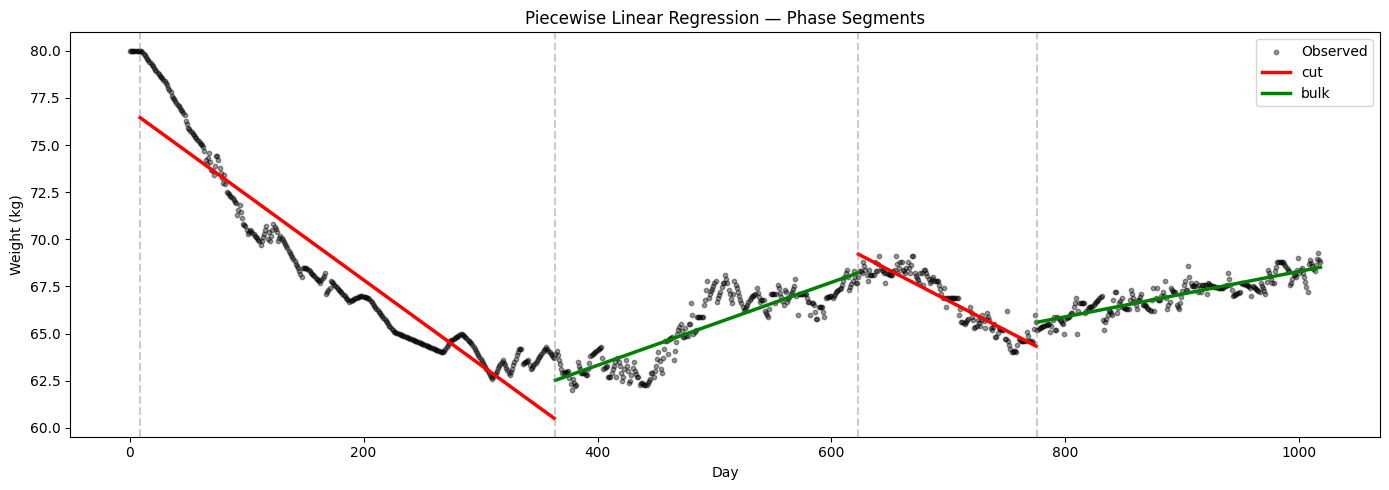
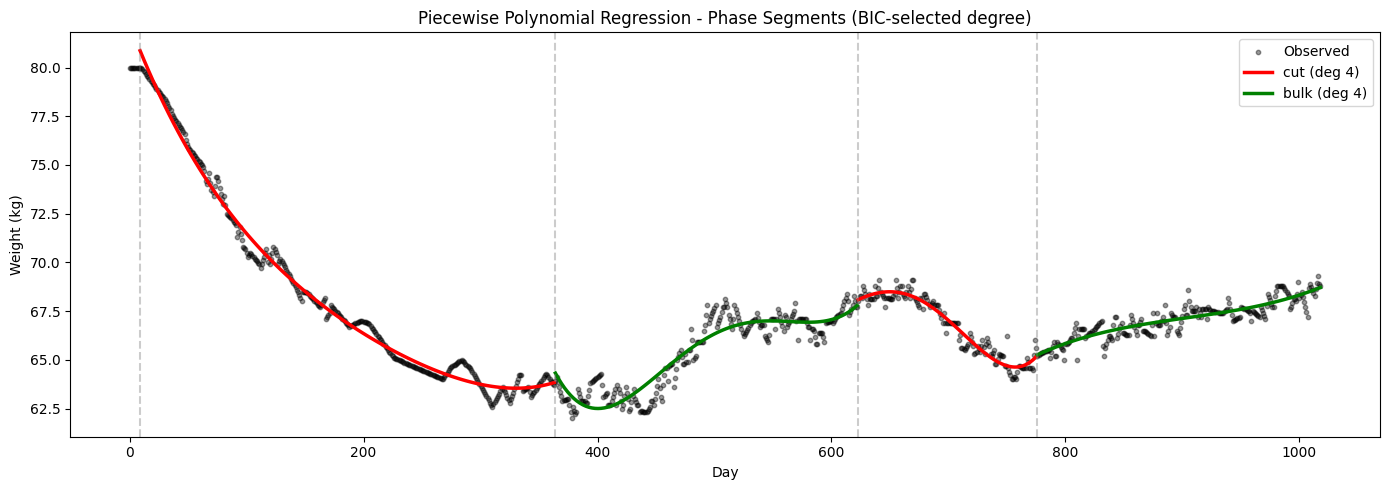
Unified diff of the notebook cell whose output changed from the first chart to the second:
--- before
+++ after
@@ -1,7 +1,35 @@
-def piecewise(df):
-    days = df["day"].values.astype(int)
+def best_degree_for_segment(seg_days, seg_weight, max_degree=4):
+    """BIC-based polynomial degree selection, scoped to a single segment."""
+    n = len(seg_weight)
+    best_deg = 1
+    best_bic = np.inf
+
+    max_degree = min(max_degree, n - 1)  # can't fit a degree >= n points
+
+    for deg in range(1, max_degree + 1):
+        X = np.column_stack([seg_days**p for p in range(deg + 1)])
+        beta = np.linalg.solve(X.T @ X, X.T @ seg_weight)
+        fitted = X @ beta
+        residuals = seg_weight - fitted
+        sse = np.sum(residuals**2)
+
+        if sse <= 0:
+            continue  # perfect fit, avoid log(0)
+
+        bic = n * np.log(sse / n) + deg * np.log(n)
+
+        if bic < best_bic:
+            best_bic = bic
+            best_deg = deg
+
+    return best_deg
+
+
+def piecewise(df, max_degree=4):
+    days = df["day"].values.astype(float)
     weight = df["Weight_linear"].values
     cals = df["Calories_linear"].values
     phases = df["phase"].values
+
     segments = []
     start_idx = 0
@@ -10,5 +38,4 @@
         if i == len(phases) or phases[i] != phases[start_idx]:
             end_idx = i
-            
             seg_days = days[start_idx:end_idx]
             seg_weight = weight[start_idx:end_idx]
@@ -17,9 +44,16 @@
 
             if len(seg_days) >= 10:
-                X = np.column_stack([np.ones_like(seg_days), seg_days])
+                degree = best_degree_for_segment(seg_days, seg_weight, max_degree=max_degree)
+                X = np.column_stack([seg_days**p for p in range(degree + 1)])
                 beta = np.linalg.solve(X.T @ X, X.T @ seg_weight)
-                intercept, slope = beta[0], beta[1]
+                def fitted(t, beta=beta):
+                    return sum(beta[p] * t**p for p in range(len(beta)))
+
+                fitted_start = fitted(seg_days[0])
+                fitted_end = fitted(seg_days[-1])
+                avg_slope = (fitted_end - fitted_start) / (seg_days[-1] - seg_days[0])
+
                 avg_intake = np.mean(seg_cals)
-                tdee_estimate = avg_intake - (slope * 7700)
+                tdee_estimate = avg_intake - (avg_slope * 7700)
 
                 segments.append({
@@ -29,14 +63,17 @@
                     "end_date": df["Date"].iloc[end_idx - 1],
                     "phase": phase,
-                    "slope": slope,
-                    "intercept": intercept,
+                    "degree": degree,
+                    "beta": beta,
+                    "fitted_fn": fitted,
+                    "avg_slope": avg_slope,
                     "avg_intake": avg_intake,
                     "tdee_estimate": tdee_estimate,
                     "n": len(seg_days),
                     "days": seg_days,
-                    "weight": weight,
+                    "weight": seg_weight,
                 })
 
             start_idx = i
+
     return segments
     
@@ -49,14 +86,17 @@
     seen_labels = set()
     for seg in segments:
-        fitted = seg["intercept"] + seg["slope"] * seg["days"]
-        label  = seg["phase"] if seg["phase"] not in seen_labels else None
-        seen_labels.add(seg["phase"])
+        t_smooth = np.linspace(seg["start"], seg["end"], 100)
+        fitted_curve = seg["fitted_fn"](t_smooth)
 
-        ax.plot(seg["days"], fitted, color=colors[seg["phase"]], linewidth=2.5, label=label)
+        base_label = seg["phase"]
+        label = f"{base_label} (deg {seg['degree']})" if base_label not in seen_labels else None
+        seen_labels.add(base_label)
+
+        ax.plot(t_smooth, fitted_curve, color=colors[seg["phase"]], linewidth=2.5, label=label)
         ax.axvline(seg["start"], color="gray", linestyle="--", alpha=0.4)
 
     ax.set_xlabel("Day")
     ax.set_ylabel("Weight (kg)")
-    ax.set_title("Piecewise Linear Regression — Phase Segments")
+    ax.set_title("Piecewise Polynomial Regression - Phase Segments (BIC-selected degree)")
     ax.legend()
     plt.tight_layout()
@@ -64,8 +104,8 @@
 
 def print_segment_summary(segments):
-    print(f"{'Phase':<6} {'Start':<12} {'End':<12} {'Days':<6} {'Slope':>10} {'Avg Intake':>12} {'TDEE':>10}")
+    print(f"{'Phase':<6} {'Start':<12} {'End':<12} {'Deg':<4} {'Days':<6} {'AvgSlope':>10} {'Avg Intake':>12} {'TDEE':>10}")
     for s in segments:
         print(f"{s['phase']:<6} {s['start_date']:<12} {s['end_date']:<12} "
-              f"{s['n']:<6} {s['slope']:>10.4f} {s['avg_intake']:>12.0f} {s['tdee_estimate']:>10.0f}")
+              f"{s['degree']:<4} {s['n']:<6} {s['avg_slope']:>10.4f} {s['avg_intake']:>12.0f} {s['tdee_estimate']:>10.0f}")
         
 

Commit: Modified the piece-wise regression to fit a curved line of best fit